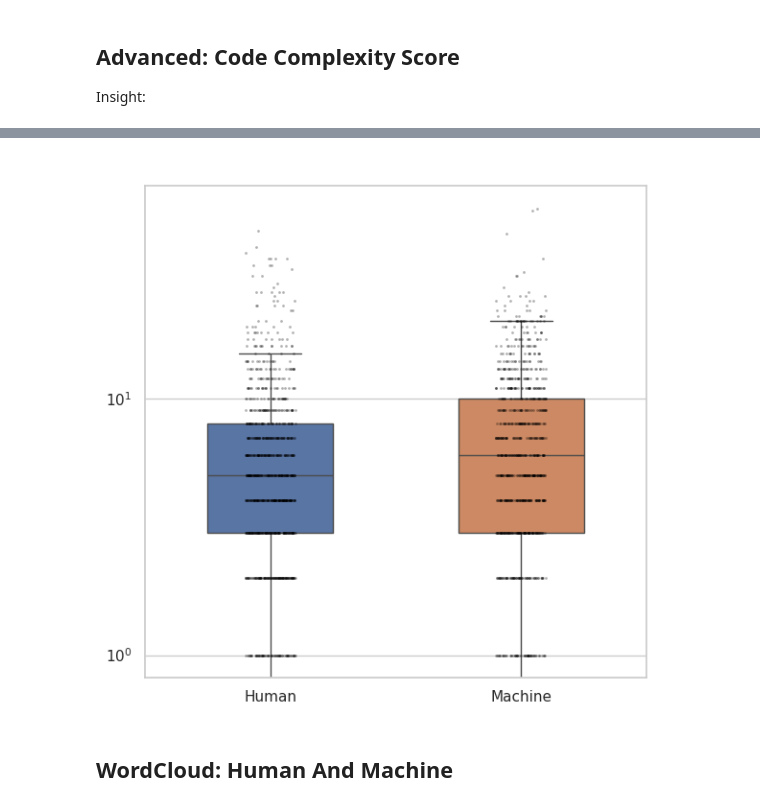
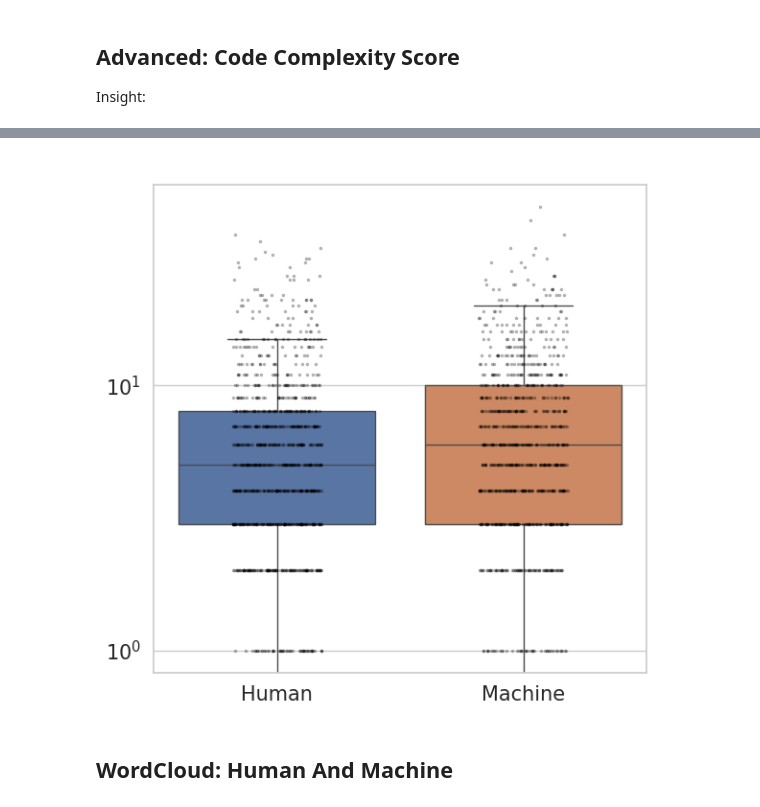
Before and after one commit to azheraly/semEval_2026, a Jupyter notebook: task_a/semeval-2026-task13-a_EDA.ipynb, the cells around one changed output, grey strips where cells are left out. Cells and saved outputs as stored; diff of their text form; code cells hidden in the pictures.

Commit message:
complexity_score_boxplot

```diff
--- a/task_a/semeval-2026-task13-a_EDA.ipynb
+++ b/task_a/semeval-2026-task13-a_EDA.ipynb
@@ -972,7 +977,5 @@ train_data["complexity"] = train_data[train_data["code_length"] < train_data["co
 # %%
-import numpy as np
-import seaborn as sns
-import matplotlib.pyplot as plt
+
 
 # ---------------------------------------
 # Filter data properly
@@ -983,39 +986,45 @@ filtered = train_data[
 
 filtered["complexity"] = filtered["code"].astype(str).apply(complexity_score)
 filtered["label"] = filtered["label"].map({0: "Human", 1: "Machine"})
+filtered = filtered[filtered["complexity"] <= 150]
 
 # ---------------------------------------
 # Plot
 # ---------------------------------------
 plt.figure(figsize=(6, 6))
 
 sns.boxplot(
     data=filtered,
     x="label",
     y="complexity",
-    width=0.5,
+    width=0.8,
     showfliers=False,
-    hue="label"
+    hue="label",
 )
 
 sns.stripplot(
     data=filtered.sample(min(2000, len(filtered))),  # avoid overplotting
     x="label",
     y="complexity",
+    alpha=0.3,
+    size=2.5,
     color="black",
-    alpha=0.3,
-    size=2
+    jitter=0.18
+
+
 )
 
 plt.yscale("log")  # Helps with skewed distributions
 plt.ylabel("")
 plt.xlabel("")
-plt.title(" ", fontsize=14, weight="bold")
+plt.title(" ")
+ax = plt.gca()
+ax.tick_params(axis='both', labelsize=15)
 plt.tight_layout()
 plt.savefig("plots/complexity_score.pdf", format="pdf", dpi=300)
 plt.show()
 # %% [output]
-[figure, old version]
+[figure, new version]
 # %% [markdown]
 ## WordCloud: Human And Machine
 # %%
```
Also changed, not shown: parts of 4 cells of this notebook, 11 other files.
